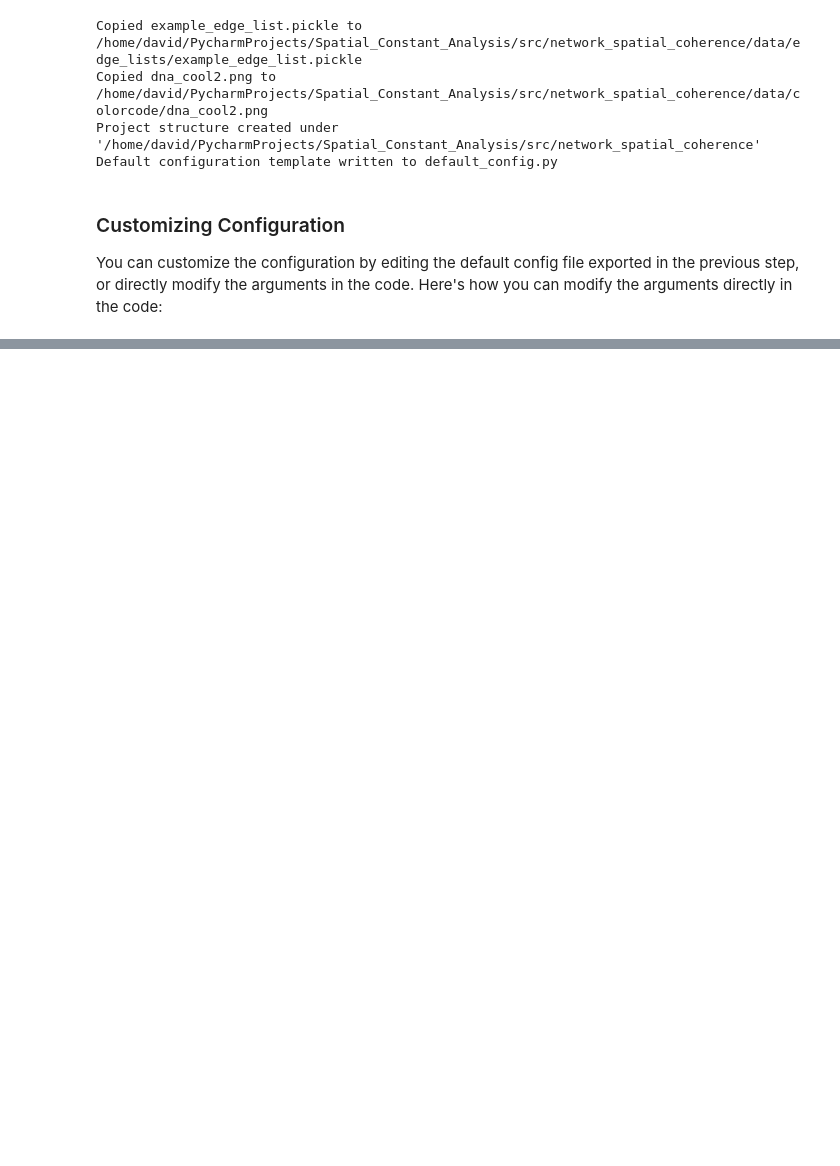
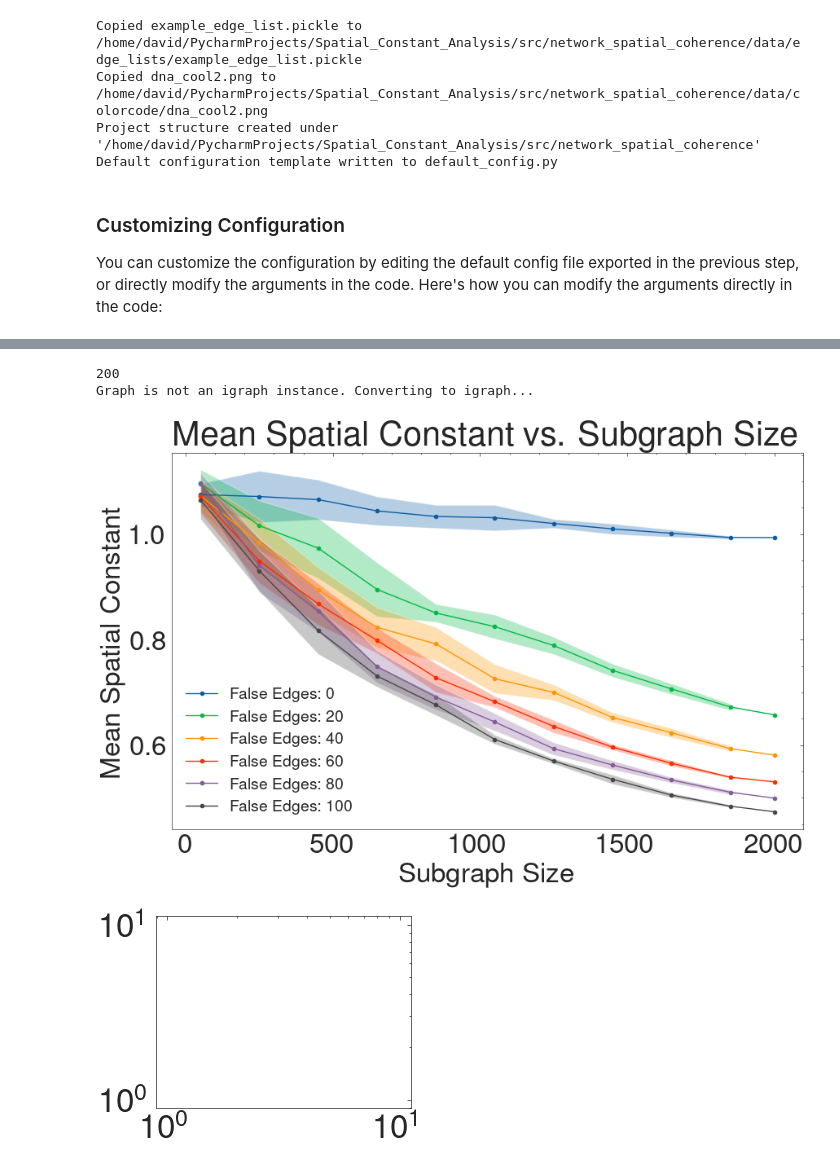
Before and after one commit to DavidFernandezBonet/Spatial_Constant_Analysis, a Jupyter notebook: network_spatial_coherence/network_spatial_coherence_tutorial.ipynb, the cells around one changed output, grey strips where cells are left out. Drawn from its saved outputs; the diff is of its cells as text; code cells hidden in the pictures; blank space fills up the shorter version.

```diff
--- a/network_spatial_coherence/network_spatial_coherence_tutorial.ipynb
+++ b/network_spatial_coherence/network_spatial_coherence_tutorial.ipynb
@@ -137,0 +112,10 @@ PREDICTED DIMENSIONS [1.         1.52       1.72881356 1.68627451 1.8902439  1.7
+# %%
+nsc_pipeline.compute_shortest_paths(graph, args)
+import matplotlib.pyplot as plt
+plt.close('all')
+nsc_pipeline.spatial_constant_analysis(graph, args)
+# %% [output]
+200
+Graph is not an igraph instance. Converting to igraph...
+[figure, added]
+[figure, added]
```
Also changed, not shown: parts of 14 cells of this notebook, 44 other files.
